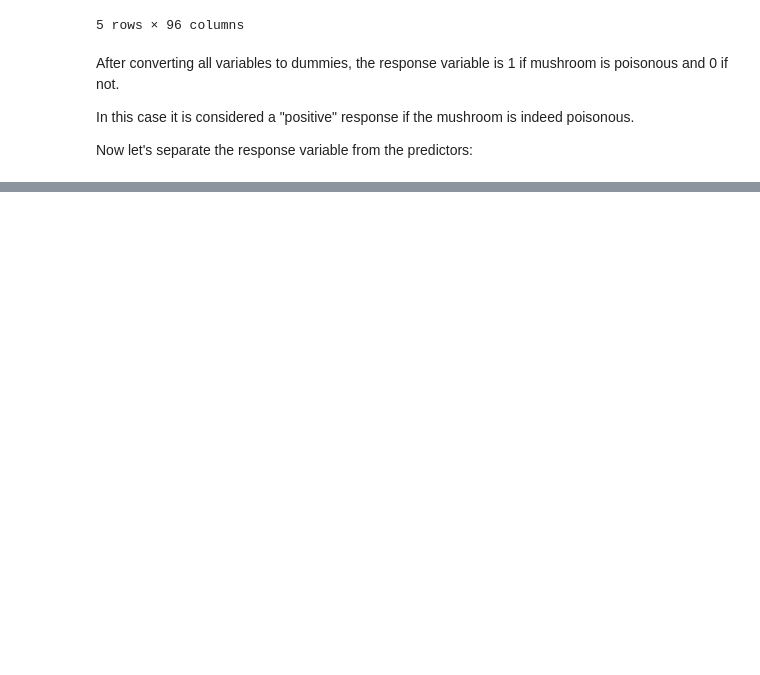
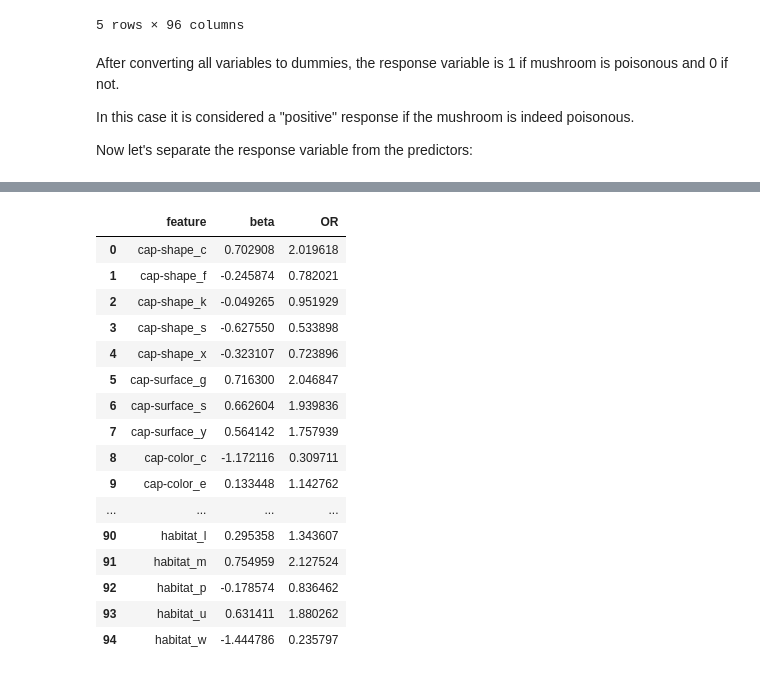
Before and after one commit to andres-zartab/mushroom_classification, a Jupyter notebook: src/mushroom_classification.ipynb, the cells around one changed output, grey strips where cells are left out. Saved outputs shown, nothing was run; the diff lists cells and outputs as text; code cells hidden in the pictures; blank space fills up the shorter version.

```diff
--- a/src/mushroom_classification.ipynb
+++ b/src/mushroom_classification.ipynb
@@ -376,0 +275,18 @@ df_log[df_log['x'].str.contains("gill-spacing")]
+# %%
+from sklearn.model_selection import GridSearchCV, train_test_split
+from sklearn.svm import SVC
+
+X_train, X_test, y_train, y_test = train_test_split(X, y.values.ravel(), test_size=0.1, random_state=0)
+
+tuned_parameters = [{'kernel': ['rbf'], 'gamma': [1e-3, 1e-4],
+                     'C': [1, 10, 100, 1000]},
+                    {'kernel': ['linear'], 'C': [1, 10, 100, 1000]}]
+
+clf = GridSearchCV(SVC(), tuned_parameters, cv=5, scoring='recall')
+clf.fit(X_train, y_train)
+
+means = clf.cv_results_['mean_test_score']
+stds = clf.cv_results_['std_test_score']
+
+for mean, std, params in zip(means, stds, clf.cv_results_['params']):
+    print("%0.3f (+/-%0.03f) for %r" % (mean, std * 2, params))
@@ -376,0 +407,21 @@ df_log[df_log['x'].str.contains("gill-spacing")]
+# %%
+df_log = pd.DataFrame({'feature': np.array(X.columns), 'beta':logit.coef_[0]})
+df_log['OR'] = np.exp(df_log['beta'])
+# %% [output]
+|  | feature | beta | OR |
+| 0 | cap-shape_c | 0.702908 | 2.019618 |
+| 1 | cap-shape_f | -0.245874 | 0.782021 |
+| 2 | cap-shape_k | -0.049265 | 0.951929 |
+| 3 | cap-shape_s | -0.627550 | 0.533898 |
+| 4 | cap-shape_x | -0.323107 | 0.723896 |
+| 5 | cap-surface_g | 0.716300 | 2.046847 |
+| 6 | cap-surface_s | 0.662604 | 1.939836 |
+| 7 | cap-surface_y | 0.564142 | 1.757939 |
+| 8 | cap-color_c | -1.172116 | 0.309711 |
+| 9 | cap-color_e | 0.133448 | 1.142762 |
+| ... | ... | ... | ... |
+| 90 | habitat_l | 0.295358 | 1.343607 |
+| 91 | habitat_m | 0.754959 | 2.127524 |
+| 92 | habitat_p | -0.178574 | 0.836462 |
+| 93 | habitat_u | 0.631411 | 1.880262 |
+| 94 | habitat_w | -1.444786 | 0.235797 |
```
Also changed, not shown: parts of 39 cells of this notebook.
